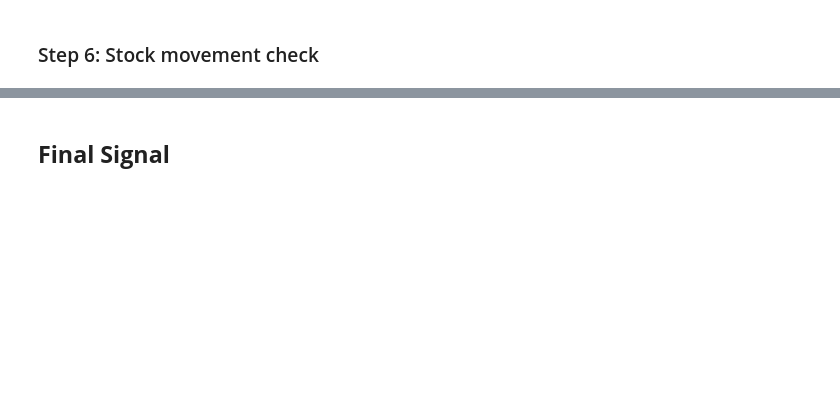
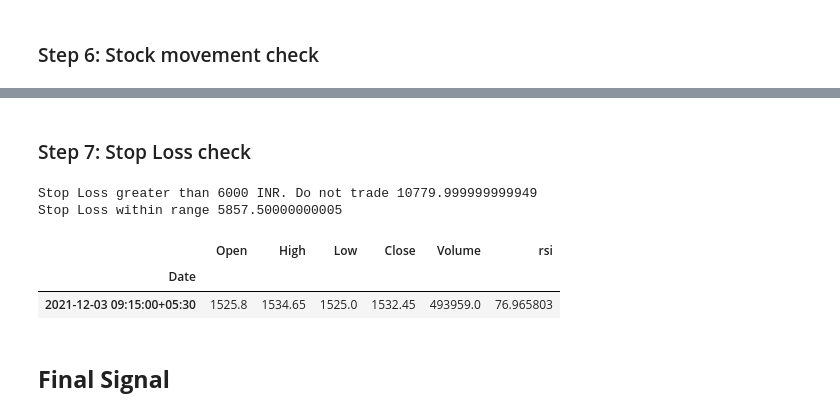
Before and after one commit to hbbtekademy/algo-trading, a Jupyter notebook: python/notebooks/strategies/rsi_strategy/RSIStrategy.ipynb, the cells around one changed output, grey strips where cells are left out. Saved outputs shown, nothing was run; the diff lists cells and outputs as text; code cells hidden in the pictures; blank space fills up the shorter version.

Commit message:
added stop loss check

```diff
--- a/python/notebooks/strategies/rsi_strategy/RSIStrategy.ipynb
+++ b/python/notebooks/strategies/rsi_strategy/RSIStrategy.ipynb
@@ -217,3 +203,26 @@ daily_movement: 336.9500000000007 tanaji_pct: 1.9306081172058793
+# %% [markdown]
+### Step 7: Stop Loss check
+# %%
+temp_df = pd.DataFrame(columns=df.columns)
+temp_df.index.name = 'Date'
+
+for index, row in df.iterrows():
+  prev_candle = helpers.get_previous_candles(df_15min, index, 1)
+  prev_low = prev_candle.iloc[0]['Low']
+  if((row['High'] - prev_low)*lot_size > stop_loss):
+    print('Stop Loss greater than 6000 INR. Do not trade', (row['High'] - prev_low)*lot_size)
+  else:
+    print('Stop Loss within range', (row['High'] - prev_low)*lot_size)
+    temp_df.loc[index] = row
+
+df = temp_df
+df
+# %% [output]
+Stop Loss greater than 6000 INR. Do not trade 10779.999999999949
+Stop Loss within range 5857.50000000005
+|  | Open | High | Low | Close | Volume | rsi |
+| Date |  |  |  |  |  |  |
+| 2021-12-03 09:15:00+05:30 | 1525.8 | 1534.65 | 1525.0 | 1532.45 | 493959.0 | 76.965803 |
 # %% [markdown]
 ## **Final Signal**
 # %%
```
Also changed, not shown: parts of 10 cells of this notebook.
